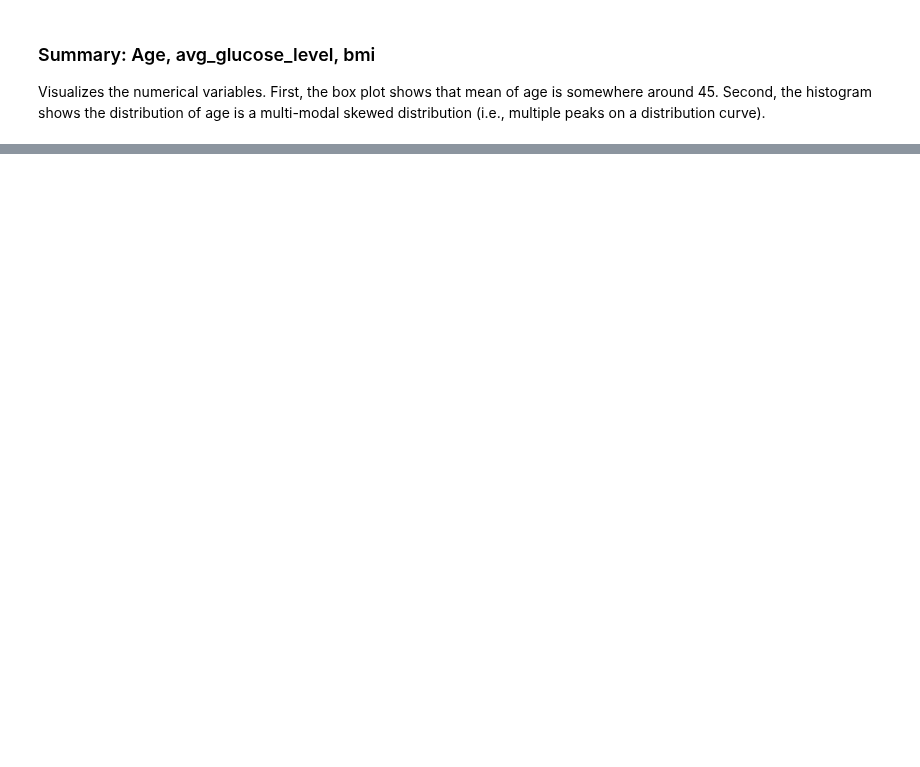
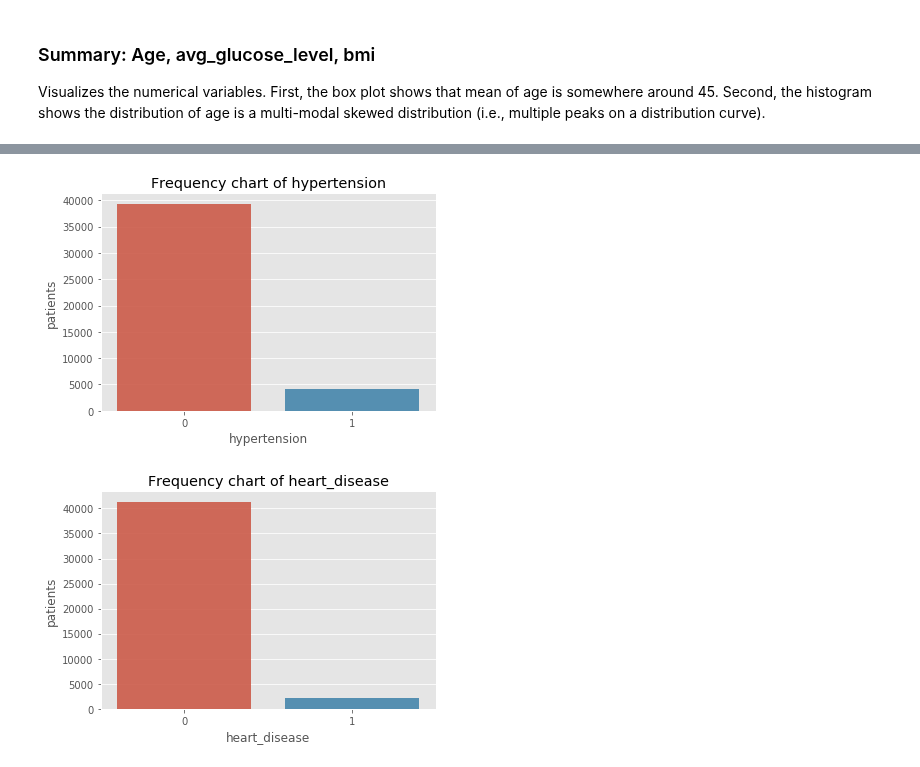
Before and after one commit to yoots88/portfolio, a Jupyter notebook: p1_stroke_risk/p1_stroke_risk_pred_eda.ipynb, the cells around one changed output, grey strips where cells are left out. Saved outputs shown, nothing was run; the diff lists cells and outputs as text; code cells hidden in the pictures; blank space fills up the shorter version.

```diff
--- a/p1_stroke_risk/p1_stroke_risk_pred_eda.ipynb
+++ b/p1_stroke_risk/p1_stroke_risk_pred_eda.ipynb
@@ -751,0 +432,8 @@ Above scatter plot shows the changes in age distribution with respect to a relat
+# %%
+# plot a bar chart:
+plot_bar_chart(df_eda, 'hypertension')
+
+plot_bar_chart(df_eda, 'heart_disease')
+# %% [output]
+[figure, added]
+[figure, added]
```
Also changed, not shown: parts of 55 cells of this notebook, 10 other files.
